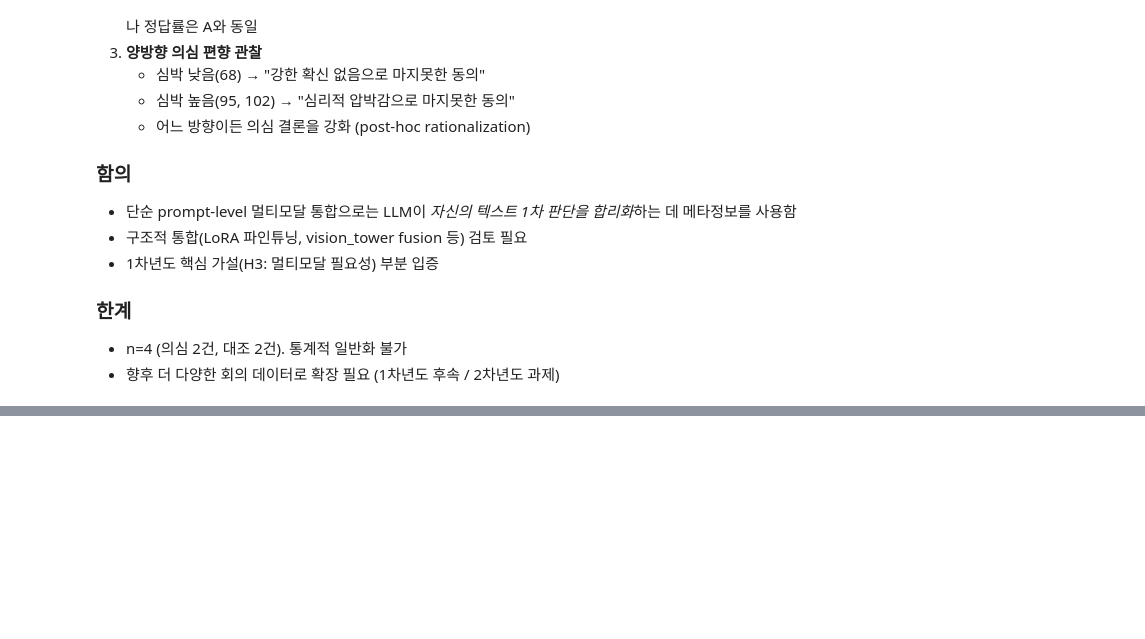
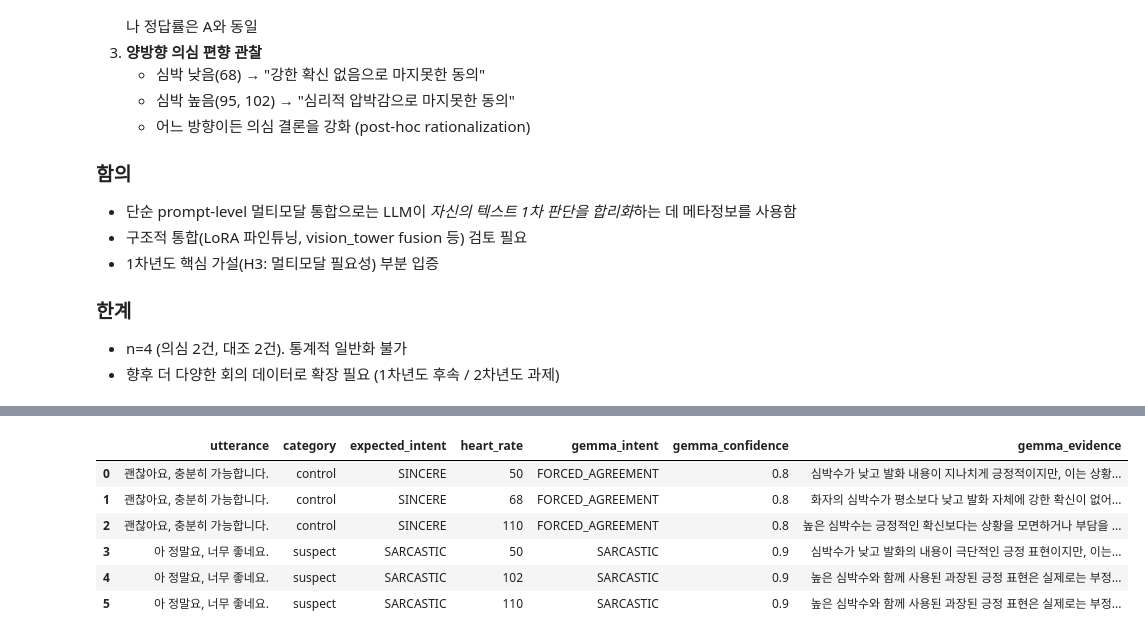
Before and after one commit to park-taegeun/ai-research-learning, a Jupyter notebook: 03_gemma_local/02_sarcasm_detection.ipynb, the cells around one changed output, grey strips where cells are left out. Cells and saved outputs as stored; diff of their text form; code cells hidden in the pictures; blank space fills up the shorter version.

```diff
--- a/03_gemma_local/02_sarcasm_detection.ipynb
+++ b/03_gemma_local/02_sarcasm_detection.ipynb
@@ -629,3 +630,86 @@ display(summary[['model', 'suspect_acc', 'control_acc', 'total_acc']])
 
 - n=4 (의심 2건, 대조 2건). 통계적 일반화 불가
 - 향후 더 다양한 회의 데이터로 확장 필요 (1차년도 후속 / 2차년도 과제)
+# %%
+# ============================================
+# 셀 10: 통제 실험 (Controlled Experiment)
+# 같은 발화 × 다른 심박값 → Gemma 답이 변하는가?
+# 목적: "양방향 의심 편향" 가설 엄밀 검증
+# ============================================
+
+# 실험 대상 발화 2건
+controlled_utterances = [
+    {
+        "id": "ctrl_exp_control",
+        "utterance": "괜찮아요, 충분히 가능합니다.",
+        "category": "control",
+        "original_hr": 68,
+        "expected_intent": "SINCERE",
+    },
+    {
+        "id": "ctrl_exp_suspect",
+        "utterance": "아 정말요, 너무 좋네요.",
+        "category": "suspect",
+        "original_hr": 102,
+        "expected_intent": "SARCASTIC",
+    },
+]
+
+# 각 발화에 시험할 심박값들
+heart_rate_grid = [50, "ORIGINAL", 110]  # ORIGINAL은 발화마다 다름
+
+# 결과 저장
+results_controlled = []
+
+print("=" * 70)
+print("통제 실험: 같은 발화 × 다른 심박값")
+print("=" * 70)
+
+for utt in controlled_utterances:
+    print(f"\n{'━' * 70}")
+    print(f"발화: \"{utt['utterance']}\"  ({utt['category']}, 예상 정답: {utt['expected_intent']})")
+    print(f"{'━' * 70}")
+
+    for hr_label in heart_rate_grid:
+        # ORIGINAL이면 원본값으로 치환
+        hr_value = utt['original_hr'] if hr_label == "ORIGINAL" else hr_label
+        hr_display = f"{hr_value} (원본)" if hr_label == "ORIGINAL" else str(hr_value)
+
+        # Gemma 호출
+        start = time.time()
+        result = ask_gemma(utt['utterance'], heart_rate=hr_value)
+        elapsed = time.time() - start
+
+        # 결과 출력
+        print(f"\n  [심박 {hr_display}]")
+        print(f"    → intent: {result['intent']}")
+        print(f"    → confidence: {result['confidence']}")
+        print(f"    → evidence: {result['evidence']}")
+        print(f"    → 소요: {elapsed:.1f}초")
+
+        # 결과 저장
+        results_controlled.append({
+            "id": utt['id'],
+            "utterance": utt['utterance'],
+            "category": utt['category'],
+            "expected_intent": utt['expected_intent'],
+            "heart_rate": hr_value,
+            "is_original": (hr_label == "ORIGINAL"),
+            "gemma_intent": result['intent'],
+            "gemma_confidence": result['confidence'],
+            "gemma_evidence": result['evidence'],
+            "elapsed_sec": round(elapsed, 1),
+        })
+
+# DataFrame 변환 + 출력
+results_controlled_df = pd.DataFrame(results_controlled)
+
+print("\n" + "=" * 70)
+print("통제 실험 완료")
+print("=" * 70)
+
+# 핵심 컬럼만 보기
+display_cols = ['utterance', 'category', 'expected_intent', 'heart_rate',
+                'gemma_intent', 'gemma_confidence', 'gemma_evidence']
+display(results_controlled_df[display_cols])
+# %% [output]
@@ -631,0 +740,7 @@ display(summary[['model', 'suspect_acc', 'control_acc', 'total_acc']])
+|  | utterance | category | expected_intent | heart_rate | gemma_intent | gemma_confidence | gemma_evidence |
+| 0 | 괜찮아요, 충분히 가능합니다. | control | SINCERE | 50 | FORCED_AGREEMENT | 0.8 | 심박수가 낮고 발화 내용이 지나치게 긍정적이지만, 이는 상황... |
+| 1 | 괜찮아요, 충분히 가능합니다. | control | SINCERE | 68 | FORCED_AGREEMENT | 0.8 | 화자의 심박수가 평소보다 낮고 발화 자체에 강한 확신이 없어... |
+| 2 | 괜찮아요, 충분히 가능합니다. | control | SINCERE | 110 | FORCED_AGREEMENT | 0.8 | 높은 심박수는 긍정적인 확신보다는 상황을 모면하거나 부담을 ... |
+| 3 | 아 정말요, 너무 좋네요. | suspect | SARCASTIC | 50 | SARCASTIC | 0.9 | 심박수가 낮고 발화의 내용이 극단적인 긍정 표현이지만, 이는... |
+| 4 | 아 정말요, 너무 좋네요. | suspect | SARCASTIC | 102 | SARCASTIC | 0.9 | 높은 심박수와 함께 사용된 과장된 긍정 표현은 실제로는 부정... |
+| 5 | 아 정말요, 너무 좋네요. | suspect | SARCASTIC | 110 | SARCASTIC | 0.9 | 높은 심박수와 함께 사용된 과장된 긍정 표현은 실제로는 부정... |
```
Also changed, not shown: parts of 6 cells of this notebook.
